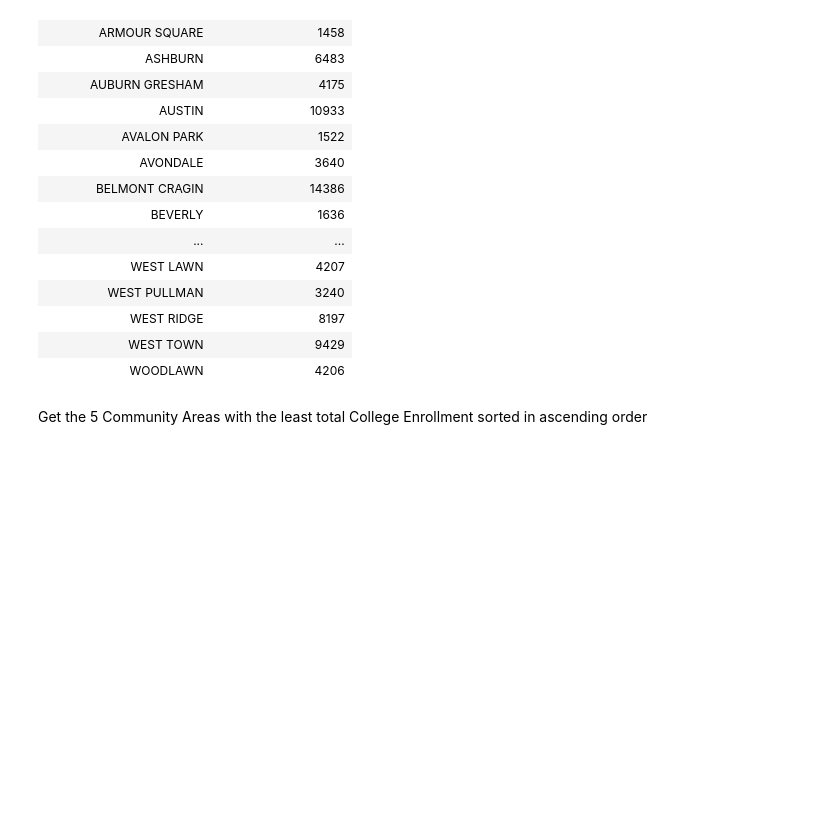
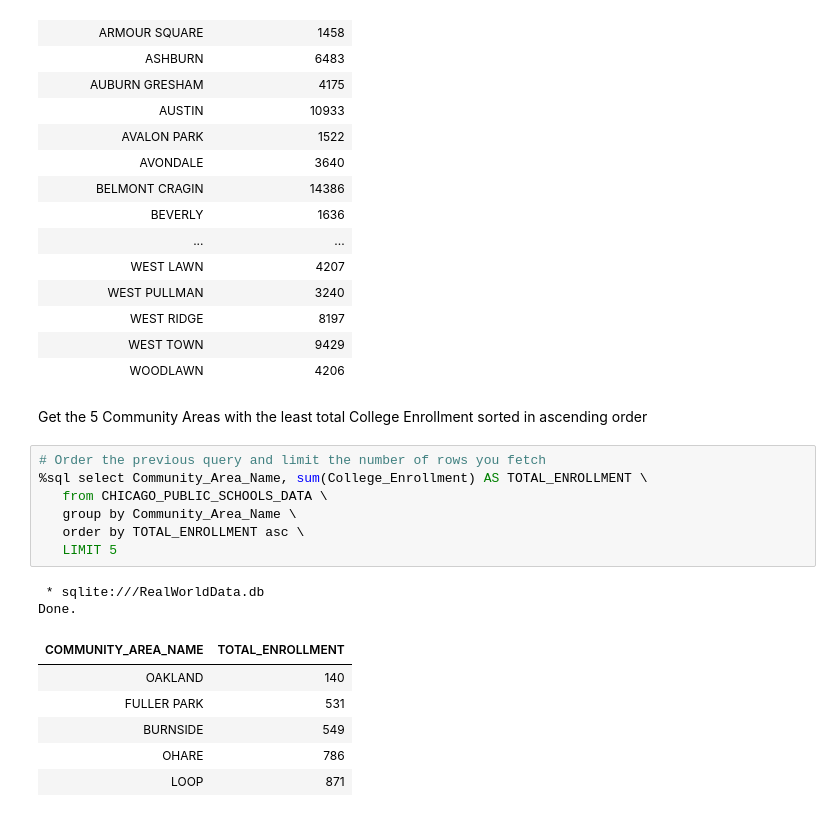
Before and after one commit to KennethNjuguna/Accessing_Databases_Using_SQL_Magic, a Jupyter notebook: real-dataset-using-sql-and-python.ipynb, the cells around one changed output. Cells and saved outputs as stored; diff of their text form; blank space fills up the shorter version.

Commit message:
Kaggle Notebook | Real dataset using SQL and Python | Version 18

```diff
--- a/real-dataset-using-sql-and-python.ipynb
+++ b/real-dataset-using-sql-and-python.ipynb
@@ -274,3 +274,19 @@ Done.
 | WOODLAWN | 4206 |
 # %% [markdown]
 Get the 5 Community Areas with the least total College Enrollment sorted in ascending order
+# %%
+# Order the previous query and limit the number of rows you fetch
+%sql select Community_Area_Name, sum(College_Enrollment) AS TOTAL_ENROLLMENT \
+   from CHICAGO_PUBLIC_SCHOOLS_DATA \
+   group by Community_Area_Name \
+   order by TOTAL_ENROLLMENT asc \
+   LIMIT 5
+# %% [output]
+ * sqlite:///RealWorldData.db
+Done.
+| COMMUNITY_AREA_NAME | TOTAL_ENROLLMENT |
+| OAKLAND | 140 |
+| FULLER PARK | 531 |
+| BURNSIDE | 549 |
+| OHARE | 786 |
+| LOOP | 871 |
```
Also changed, not shown: parts of 1 cell of this notebook.
